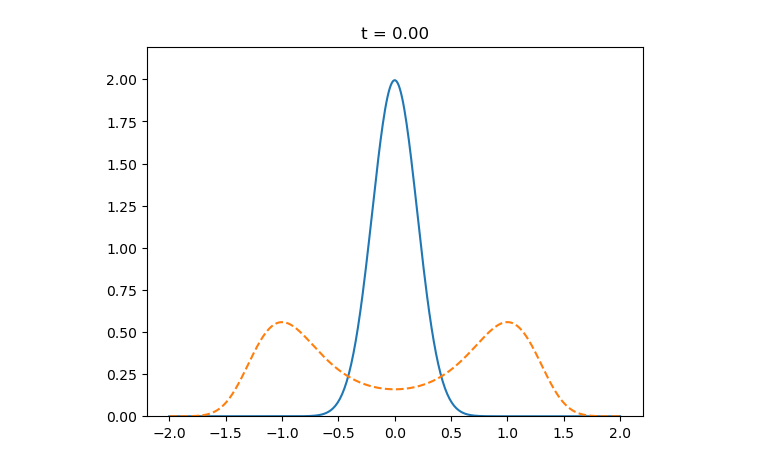
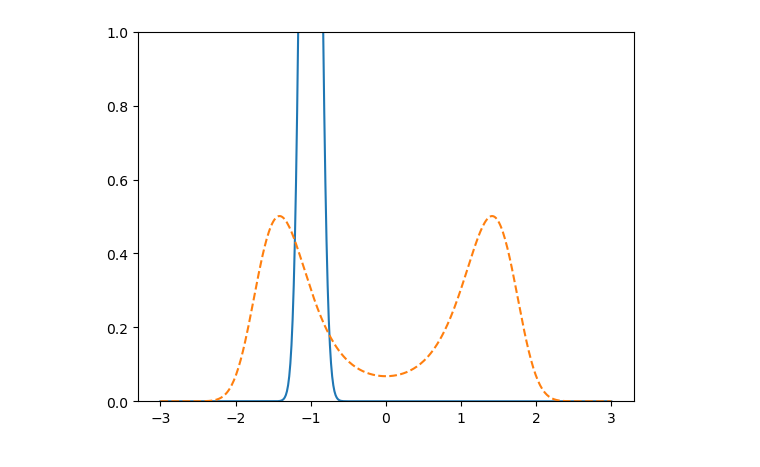
Before and after one commit to KAANVOLKAN05/GPGPU_Research, a Jupyter notebook: Lengevin/FokkerPlanck/FiniteDiffNotebook.ipynb, the cells around one changed output. Drawn from its saved outputs; the diff is of its cells as text; code cells hidden in the pictures.

```diff
--- a/Lengevin/FokkerPlanck/FiniteDiffNotebook.ipynb
+++ b/Lengevin/FokkerPlanck/FiniteDiffNotebook.ipynb
@@ -56,61 +62,65 @@ def dpdt_array_generator(P_array, fx_array,alpha,h):
 
 
 # Lets start by generating the x axis
-x_start = -2
-x_end = 2
+x_start = -3
+x_end = 3
 n_points = 400 #number of points
 x_array = np.linspace(x_start, x_end, n_points)
 
 # Lets then generate the starting P
 h = x_array[1] - x_array[0]
 # P_array = initial_probability(n = len(x_array), corr_length = 5, h = h)
-x0 = 0
-sigma = 0.2
+x0 = -1
+sigma = 0.1
 P_array = np.exp(-(x_array - x0)**2 / (2*sigma**2))
 P_array = P_array / (np.sum(P_array) * h)
 
 # Now we generate the negative gradient of our potential function
-a = 1
+a = 2
 b = 1
 fx_array = generate_double_well_gradient(x_array,a,b)
 
 #Calculating #dP/dt = -d/dx[f(x)P]+ alpha * d^2P/dx^2
-alpha = 0.2
-dt = 0.4 * h**2 / alpha
-t_end = 20
+alpha = 0.5
+dt = 0.4 * h**2 / alpha #0.012
+t_end = 40
 n_steps = int(t_end / dt)
 
 #Saving graphs
 n_saves = 100
 save_every = n_steps // n_saves
 P_history = [P_array]
 t_history = [0]
 
 for step in range(n_steps):
     dpdt_array = dpdt_array_generator(P_array = P_array , fx_array = fx_array , alpha = alpha, h = h)
     #Calculating the new P_array
     P_new = P_array + dpdt_array * dt
     P_array = P_new
 
     if (step + 1) % save_every == 0:
         P_history.append(P_array)
         t_history.append((step + 1) * dt)
 
 
 
 fig, ax = plt.subplots()
 line, = ax.plot(x_array, P_history[0])
 V = -a*x_array**2/2 + b*x_array**4/4
 P_exact = np.exp(-V/alpha)
 P_exact = P_exact / (np.sum(P_exact) * h)
 ax.plot(x_array, P_exact, "--")
 ax.set_ylim(0, 1.1 * np.max(P_history))
+ax.set_ylim(0, 1)
 
-def update(i):
-    line.set_ydata(P_history[i])
-    ax.set_title(f"t = {t_history[i]:.2f}")
+# def update(i):
+#     line.set_ydata(P_history[i])
+#     ax.set_title(f"t = {t_history[i]:.2f}")
 
-anim = FuncAnimation(fig, update, frames=len(P_history), interval=50)
-anim.save("fokker_planck.gif", writer=PillowWriter(fps=20))
+# anim = FuncAnimation(fig, update, frames=len(P_history), interval=50)
+# anim.save("fokker_planck.gif", writer=PillowWriter(fps=20))
+
+##########Saving under different names for later use###################
+P_fd, t_fd, x_fd = np.array(P_history), np.array(t_history), x_array
 # %% [output]
-[figure, old version]
+[figure, new version]
```
Also changed, not shown: parts of 6 cells of this notebook, 29 other files.
